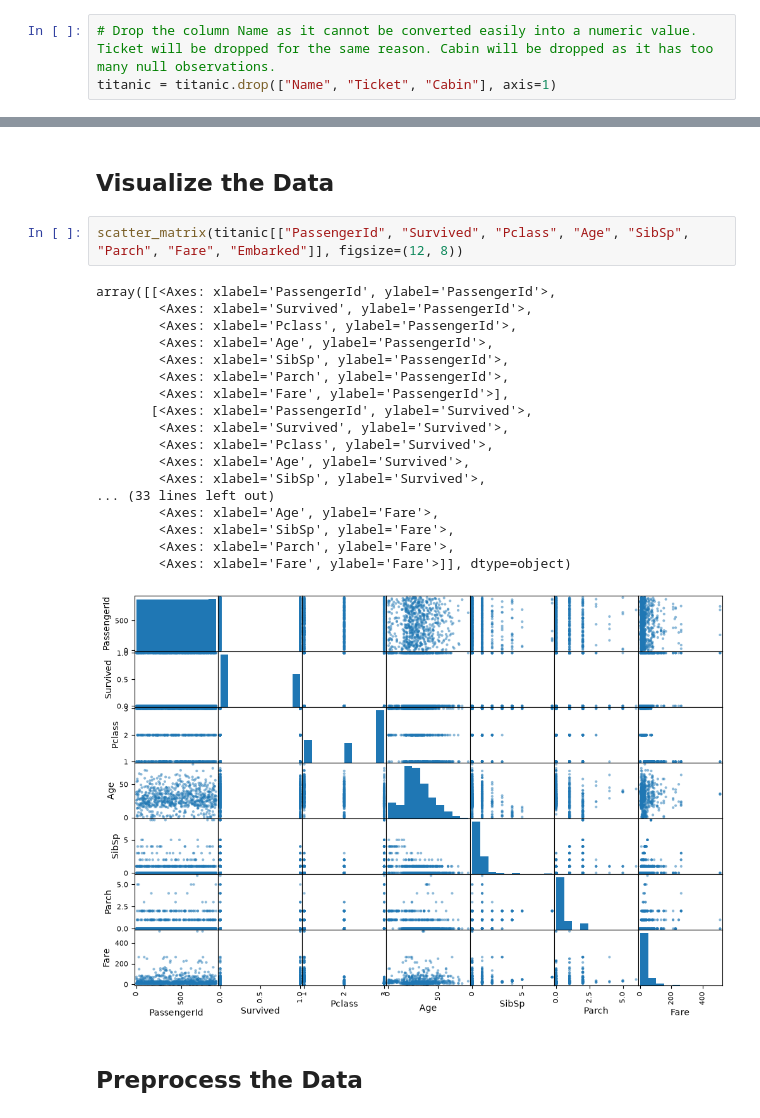
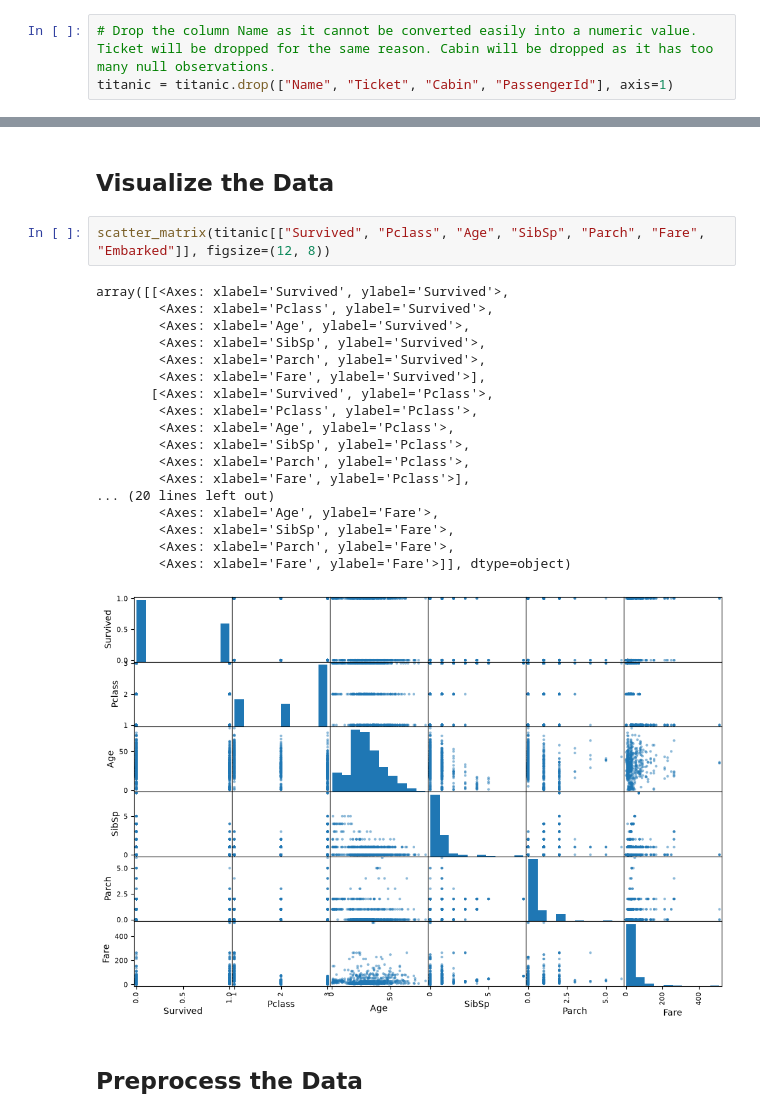
Before and after one commit to Aden-1/Machine-Learning, a Jupyter notebook: p2/main.ipynb, the cells around one changed output, grey strips where cells are left out. Drawn from its saved outputs; the diff is of its cells as text.

```diff
--- a/p2/main.ipynb
+++ b/p2/main.ipynb
@@ -82,7 +84,7 @@ titanic.shape
 (891, 12)
 # %%
 # Drop the column Name as it cannot be converted easily into a numeric value. Ticket will be dropped for the same reason. Cabin will be dropped as it has too many null observations.
-titanic = titanic.drop(["Name", "Ticket", "Cabin"], axis=1)
+titanic = titanic.drop(["Name", "Ticket", "Cabin", "PassengerId"], axis=1)
 # %%
 titanic.info()
 # %% [output]
@@ -119,26 +119,26 @@ dtype: int64
 # %% [markdown]
 ## Visualize the Data
 # %%
-scatter_matrix(titanic[["PassengerId", "Survived", "Pclass", "Age", "SibSp", "Parch", "Fare", "Embarked"]], figsize=(12, 8))
+scatter_matrix(titanic[["Survived", "Pclass", "Age", "SibSp", "Parch", "Fare", "Embarked"]], figsize=(12, 8))
 # %% [output]
-array([[<Axes: xlabel='PassengerId', ylabel='PassengerId'>,
-        <Axes: xlabel='Survived', ylabel='PassengerId'>,
-        <Axes: xlabel='Pclass', ylabel='PassengerId'>,
-        <Axes: xlabel='Age', ylabel='PassengerId'>,
-        <Axes: xlabel='SibSp', ylabel='PassengerId'>,
-        <Axes: xlabel='Parch', ylabel='PassengerId'>,
-        <Axes: xlabel='Fare', ylabel='PassengerId'>],
-       [<Axes: xlabel='PassengerId', ylabel='Survived'>,
-        <Axes: xlabel='Survived', ylabel='Survived'>,
+array([[<Axes: xlabel='Survived', ylabel='Survived'>,
         <Axes: xlabel='Pclass', ylabel='Survived'>,
         <Axes: xlabel='Age', ylabel='Survived'>,
         <Axes: xlabel='SibSp', ylabel='Survived'>,
-... (33 lines left out)
+        <Axes: xlabel='Parch', ylabel='Survived'>,
+        <Axes: xlabel='Fare', ylabel='Survived'>],
+       [<Axes: xlabel='Survived', ylabel='Pclass'>,
+        <Axes: xlabel='Pclass', ylabel='Pclass'>,
+        <Axes: xlabel='Age', ylabel='Pclass'>,
+        <Axes: xlabel='SibSp', ylabel='Pclass'>,
+        <Axes: xlabel='Parch', ylabel='Pclass'>,
+        <Axes: xlabel='Fare', ylabel='Pclass'>],
+... (20 lines left out)
         <Axes: xlabel='Age', ylabel='Fare'>,
         <Axes: xlabel='SibSp', ylabel='Fare'>,
         <Axes: xlabel='Parch', ylabel='Fare'>,
         <Axes: xlabel='Fare', ylabel='Fare'>]], dtype=object)
-[figure, old version]
+[figure, new version]
 # %% [markdown]
 ## Preprocess the Data
 # %%
```
Also changed, not shown: parts of 8 cells of this notebook.
